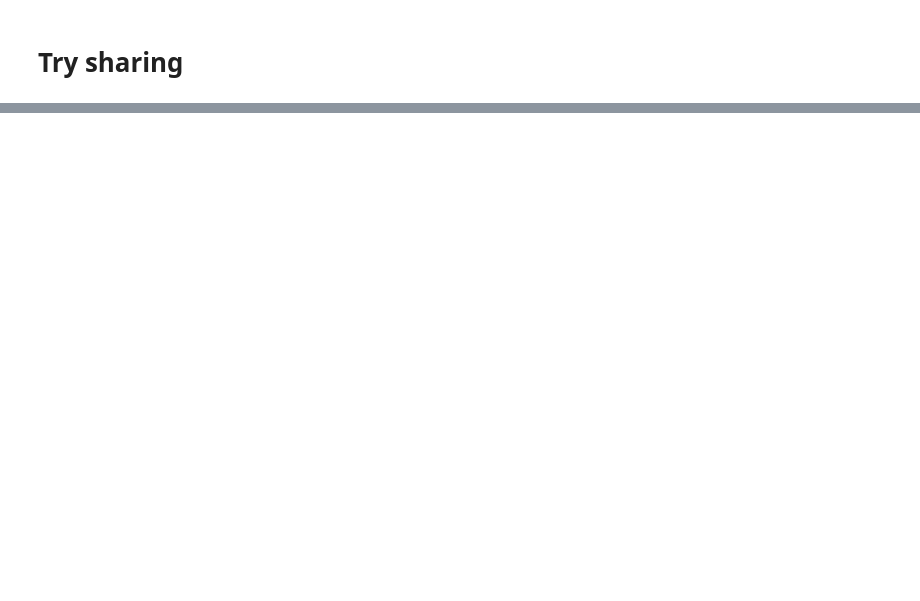
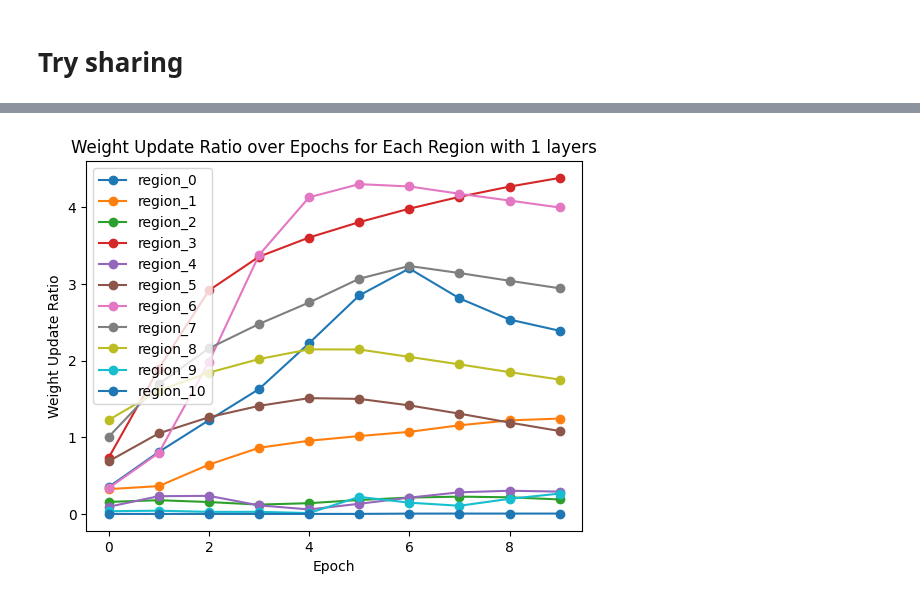
Before and after one commit to clairemerriman/ChesapeakeBayChlorophyll, a Jupyter notebook: notebooks/models/individualRegionsModel.ipynb, the cells around one changed output, grey strips where cells are left out. Saved outputs shown, nothing was run; the diff lists cells and outputs as text; code cells hidden in the pictures; blank space fills up the shorter version.

Commit message:
refine regions model

```diff
--- a/notebooks/models/individualRegionsModel.ipynb
+++ b/notebooks/models/individualRegionsModel.ipynb
@@ -265,7 +232,7 @@ class MultiRegionModel(nn.Module):
             region_index = int(region_id[-1])
             # Initialize combined_h0 for the first pass
             position_size = region_data.shape[-1]
-            current_h0 = torch.zeros((batch_size, position_size, self.regions[region_index].lstm.hidden_size))  # Replace with appropriate shape
+            current_h0 = torch.zeros((batch_size, position_size, self.regions[region_index].lstm.hidden_size)).to(device)  # Replace with appropriate shape
 
             # Find neighbors
             neighbors = [i for i in range(1, self.neighbor_mask.shape[0] ) if self.neighbor_mask[region_index, i] == 1]
@@ -277,15 +244,15 @@ class MultiRegionModel(nn.Module):
                 neighbor_hidden_states.append(neighbor_h0)
                 # Assuming neighbor_hidden_states is a list of (batch_size * positions, time_steps, hidden_size) tensors
             if neighbor_hidden_states:
-                aggregated_neighbors_h0 = torch.mean(torch.stack(neighbor_hidden_states), dim=0)  # Mean across neighbors
+                aggregated_neighbors_h0 = torch.mean(torch.stack(neighbor_hidden_states), dim=0).to(device)  # Mean across neighbors
 
             # Combine current hidden state with aggregated neighbor hidden states
-            combined_h0 = current_h0 + F.interpolate(aggregated_neighbors_h0, size=current_h0.shape[-1], mode='linear', align_corners=False)
+            combined_h0 = current_h0 + F.interpolate(aggregated_neighbors_h0, size=current_h0.shape[-1], mode='linear', align_corners=False).to(device)
             # Adjust this operation as needed
 
             # Call the RegionalLSTM with the current input and updated hidden states
             output, (current_h0, current_c0) = self.regions[region_index](region_data, combined_h0, neighbor_c0)
 
             # Store the output for the current region
-            region_outputs[region_id] = output# Store the output for the current region
+            region_outputs[region_id] = output.to(device)# Store the output for the current region
         return region_outputs  # Return the dictionary of outputs for each region
@@ -349,11 +329,0 @@ for epoch in range(epochs):
-# %%
-# After training, you can concatenate the outputs for SHAP analysis
-for region_id, outputs in last_outputs_dict.items():
-    last_outputs_dict[region_id] = np.concatenate(outputs, axis=0)  # Combine outputs across epochs if needed
-# %%
-# Reshape for SHAP
-reshaped_region_diict = {}
-
-for region_id, region_data in train_features_dict.item():
-    # Example: Aggregate across the position dimension by averaging
-    aggregated_data = region_data.mean(dim=3).squeeze(0)  # Shape becomes (time, features)
@@ -397,0 +416,81 @@ output
+# %%
+
+# Define parameters here
+lr = 0.001
+num_epochs = 10
+num_layers_options = [1, 2, 3, 4, 5]  # Example layer configurations
+
+
+for layers in num_layers_options:
+    model = MultiRegionModel(neighbor_mask, input_size=7, hidden_size=8, num_layers=layers, output_size=1)
+
+    criterion = nn.MSELoss()  # Mean Squared Error for regression
+    optimizer = optim.Adam(model.parameters(), lr=lr)
+
+    device = torch.device("cpu")  # Use CPU
+    model.to(device)
+
+    total_iterations = num_epochs * len(train_features_dict)
+    weight_update_ratios = {region_id: [] for region_id in train_features_dict.keys()}
+
+    with tqdm(total=total_iterations, desc=f"Processing Model with {layers} Layers", leave=True) as pbar:
+        for epoch in range(num_epochs):
+            for region_id, features in train_features_dict.items():
+                formatted_region_id = region_id.replace("region_", "regions.")
+
+                targets = train_targets_dict[region_id]
+
+                features = features.to(device)
+                targets = targets.to(device)
+
+                # Forward pass: get the outputs for all regions
+                region_outputs = model({region_id: features})
+                # Retrieve output for the specific region
+                output = region_outputs[region_id]
+
+                # Compute the loss for the specific region
+                loss = criterion(output, targets)
+
+                # Backward pass: compute gradients
+                loss.backward()
+
+                # Compute weight update ratio for the specific region
+                total_weight_norm = 0.0
+                total_update_norm = 0.0
+
+                # Iterate over model parameters associated with the current region
+                for name, param in model.named_parameters():
+                    # print(name)
+                    if param.grad is not None and formatted_region_id in name:
+                        weight_norm = torch.norm(param.data).item()
+                        update_norm = torch.norm(param.grad.data).item()
+                        total_weight_norm += weight_norm
+                        total_update_norm += update_norm
+
+                # Avoid division by zero
+                if total_weight_norm != 0:
+                    weight_update_ratio = total_update_norm / total_weight_norm
+                else:
+                    weight_update_ratio = 0
+
+                # Store the weight update ratio for the current region
+                weight_update_ratios[region_id].append(weight_update_ratio)
+
+                # Update the model parameters
+                optimizer.step()
+
+                pbar.update(1)
+                # Store results for this model configuration
+
+    # Plot the weight update ratios for each region
+    for region_id, ratios in weight_update_ratios.items():
+        plt.plot(ratios, marker='o', label=region_id)
+
+    # Add labels and title
+    plt.xlabel('Epoch')
+    plt.ylabel('Weight Update Ratio')
+    plt.title(f'Weight Update Ratio over Epochs for Each Region with {layers} layers')
+    plt.legend()
+    plt.show()
+# %% [output]
+[figure, added]
```
Also changed, not shown: parts of 24 cells of this notebook, 4 other files.
